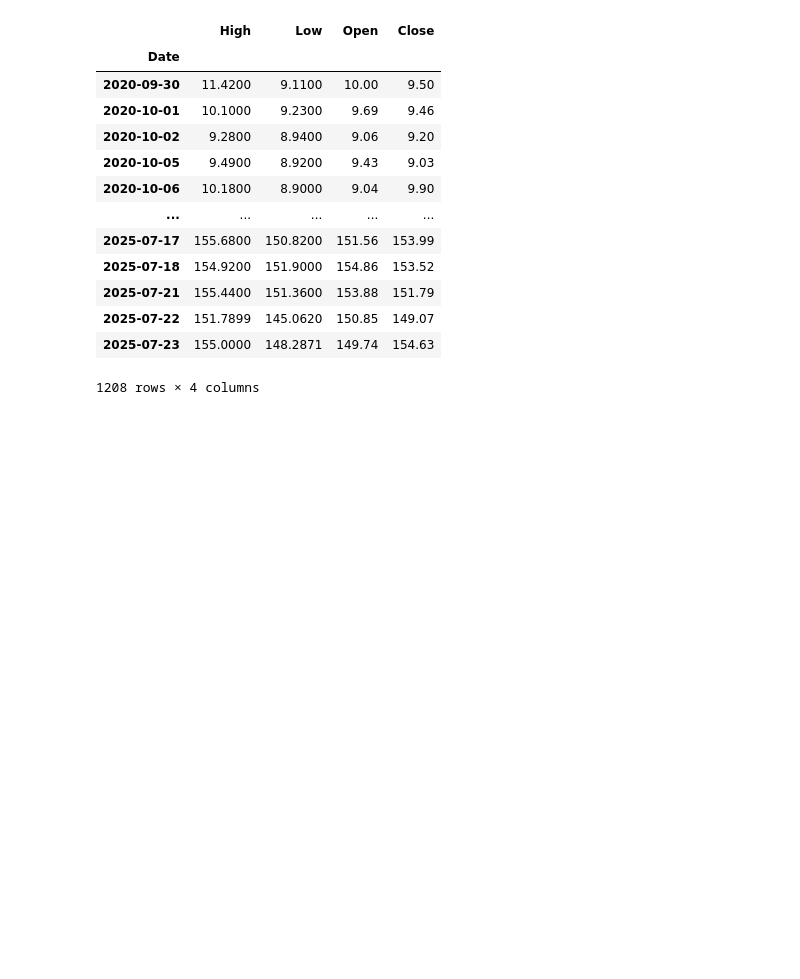
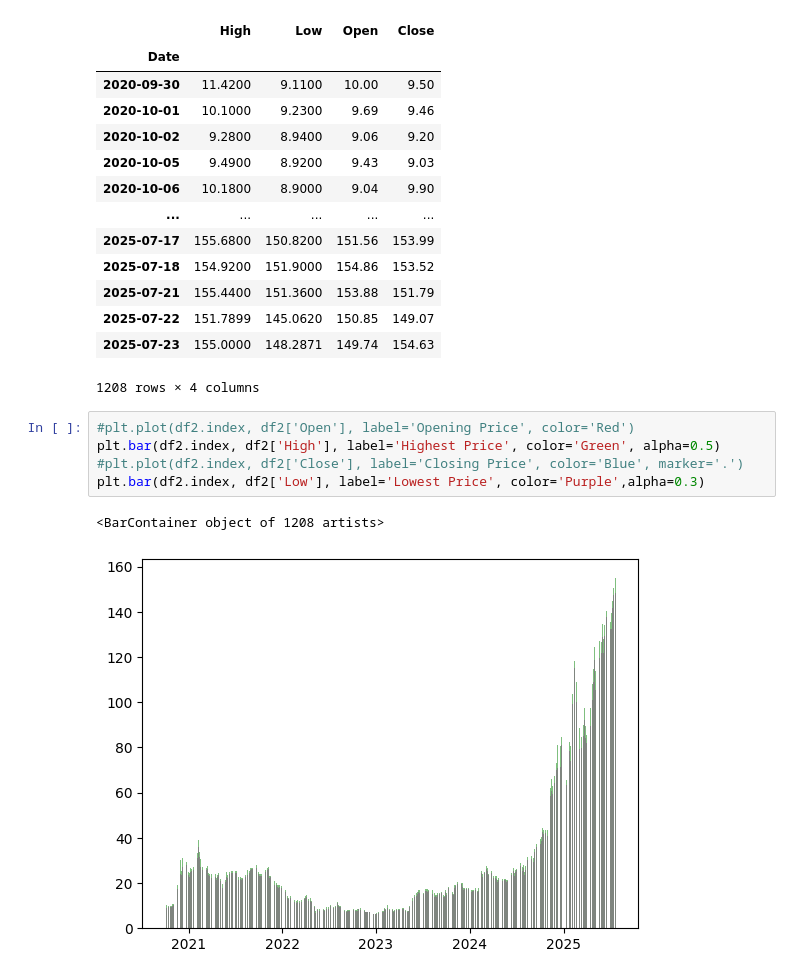
Before and after one commit to chinmay231/Stock-Prediction, a Jupyter notebook: Data_Polish/DataPolish.ipynb, the cells around one changed output. Cells and saved outputs as stored; diff of their text form; blank space fills up the shorter version.

```diff
--- a/Data_Polish/DataPolish.ipynb
+++ b/Data_Polish/DataPolish.ipynb
@@ -182,6 +182,14 @@ df2
 | 2025-07-22 | 151.7899 | 145.0620 | 150.85 | 149.07 |
 | 2025-07-23 | 155.0000 | 148.2871 | 149.74 | 154.63 |
 1208 rows × 4 columns
+# %%
+#plt.plot(df2.index, df2['Open'], label='Opening Price', color='Red')
+plt.bar(df2.index, df2['High'], label='Highest Price', color='Green', alpha=0.5)
+#plt.plot(df2.index, df2['Close'], label='Closing Price', color='Blue', marker='.')
+plt.bar(df2.index, df2['Low'], label='Lowest Price', color='Purple',alpha=0.3)
+# %% [output]
+<BarContainer object of 1208 artists>
+[figure, added]
 # %%
 def df_to_windowed_df_multi(dataframe, firstdatestr, lastdatestr, n=3):
     first_date = pd.to_datetime(firstdatestr)
```
Also changed, not shown: parts of 4 cells of this notebook.
